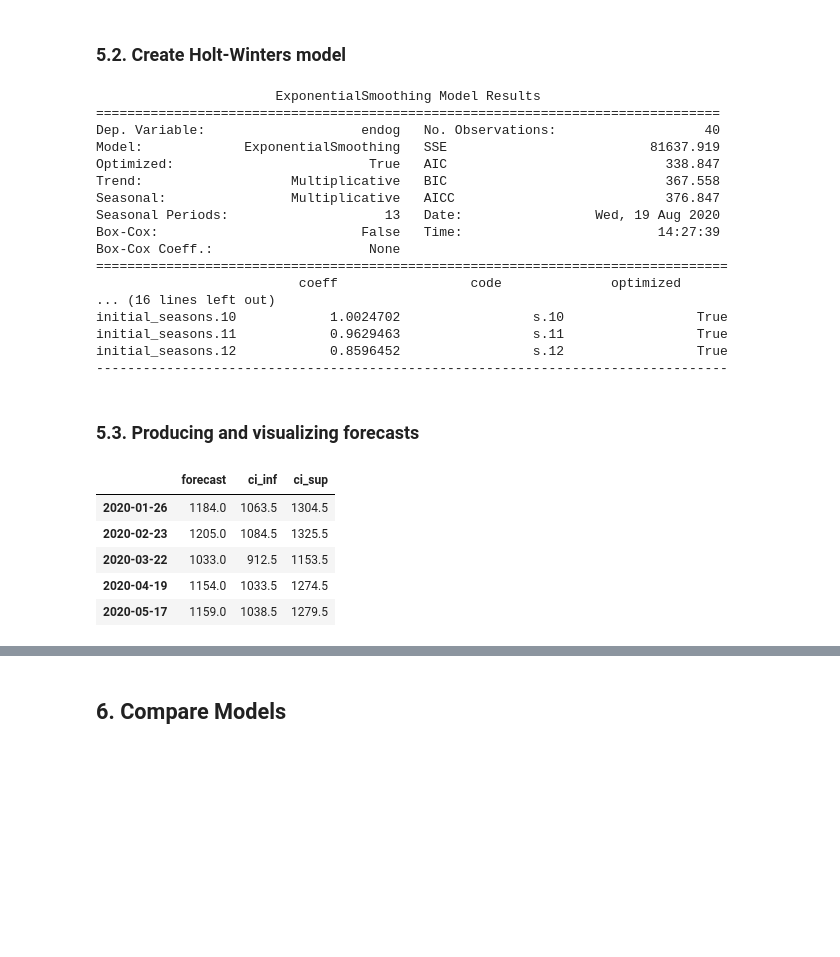
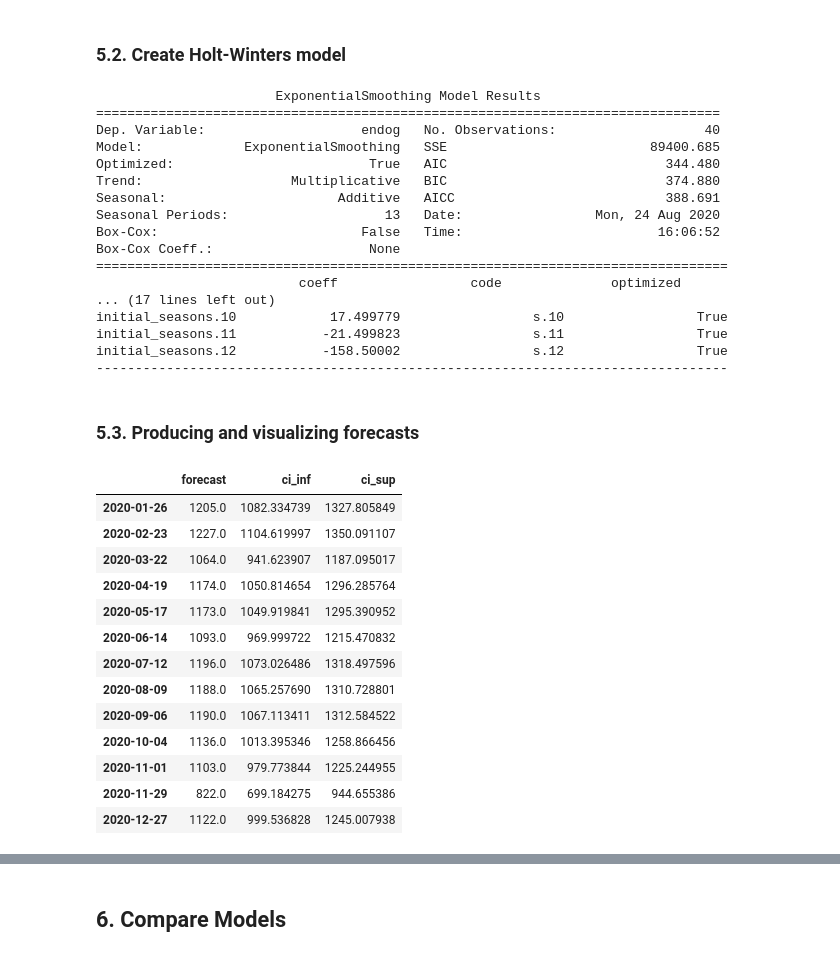
Before and after one commit to ansegura7/covid19-col-disease-impact, a Jupyter notebook: predictive-analytics/3-tuberculosis/code/tb_ts_analysis.ipynb, the cells around one changed output, grey strips where cells are left out. Cells and saved outputs as stored; diff of their text form; code cells hidden in the pictures; blank space fills up the shorter version.

```diff
--- a/predictive-analytics/3-tuberculosis/code/tb_ts_analysis.ipynb
+++ b/predictive-analytics/3-tuberculosis/code/tb_ts_analysis.ipynb
@@ -697,8 +697,13 @@ The MAPE of our forecasts is: 6.249 %
 ### 4.4. Producing and visualizing forecasts
 # %%
 # Get forecast n steps ahead in future (1 year)
-pred_uc = model.get_forecast(steps=n_forecast)
-y_forecasted = pd.Series(np.array([max(round(p),0) for p in pred_uc.predicted_mean]), pred_uc.predicted_mean.index)
+pred_bj = model.get_forecast(steps=n_forecast)
+y_forecasted = np.array([max(round(p),0) for p in pred_bj.predicted_mean])
 
 # Get confidence intervals of forecasts
-pred_ci = pred_uc.conf_int(alpha=1-ci_alpha)
+pred_df = pd.DataFrame(y_forecasted, columns=['forecast'])
+pred_df = pred_df.set_index(pred_bj.predicted_mean.index)
+pred_ci = pred_bj.conf_int(alpha=1-ci_alpha)
+pred_df['ci_inf'] = pred_ci.iloc[:, 0]
+pred_df['ci_sup'] = pred_ci.iloc[:, 1]
+pred_df
@@ -917,49 +920,57 @@ if run_fit:
 # %%
 # Fitting a Holt-Winters Time Series model
 history = series_data.values
-model = ExponentialSmoothing(history, trend='mul', damped=False, seasonal='mul', seasonal_periods=13)
-model = model.fit(optimized=True, use_boxcox=False, remove_bias=True)
+model = ExponentialSmoothing(history, trend='mul', damped=True, seasonal='add', seasonal_periods=13)
+model = model.fit(optimized=True, use_boxcox=False, remove_bias=False)
 # %%
 print(model.summary())
 # %% [output]
                        ExponentialSmoothing Model Results
 ================================================================================
 Dep. Variable:                    endog   No. Observations:                   40
-Model:             ExponentialSmoothing   SSE                          81637.919
-Optimized:                         True   AIC                            338.847
-Trend:                   Multiplicative   BIC                            367.558
-Seasonal:                Multiplicative   AICC                           376.847
-Seasonal Periods:                    13   Date:                 Wed, 19 Aug 2020
-Box-Cox:                          False   Time:                         14:27:39
+Model:             ExponentialSmoothing   SSE                          89400.685
+Optimized:                         True   AIC                            344.480
+Trend:                   Multiplicative   BIC                            374.880
+Seasonal:                      Additive   AICC                           388.691
+Seasonal Periods:                    13   Date:                 Mon, 24 Aug 2020
+Box-Cox:                          False   Time:                         16:06:52
 Box-Cox Coeff.:                    None
 =================================================================================
                           coeff                 code              optimized
-... (16 lines left out)
-initial_seasons.10            1.0024702                 s.10                 True
-initial_seasons.11            0.9629463                 s.11                 True
-initial_seasons.12            0.8596452                 s.12                 True
+... (17 lines left out)
+initial_seasons.10            17.499779                 s.10                 True
+initial_seasons.11           -21.499823                 s.11                 True
+initial_seasons.12           -158.50002                 s.12                 True
 ---------------------------------------------------------------------------------
 # %% [markdown]
 ### 5.3. Producing and visualizing forecasts
 # %%
 # Get forecast n steps ahead in future (1 year)
 pred_hw = model.forecast(steps=n_forecast)
-pred_hw = np.array([round(p) for p in pred_hw])
+y_forecasted = np.array([max(round(p),0) for p in pred_hw])
 
 # Get confidence intervals of forecasts
-pred_df = pd.DataFrame(pred_hw, columns=['forecast'])
-pred_df = pred_df.set_index(pred_uc.predicted_mean.index)
+pred_df = pd.DataFrame(y_forecasted, columns=['forecast'])
+pred_df = pred_df.set_index(pred_bj.predicted_mean.index)
 ci_beta = max(pred_hw) - max(pred_hw) * ci_alpha
 pred_df['ci_inf'] = pred_hw - ci_beta
 pred_df['ci_sup'] = pred_hw + ci_beta
-pred_df.head()
+pred_df
 # %% [output]
 |  | forecast | ci_inf | ci_sup |
-| 2020-01-26 | 1184.0 | 1063.5 | 1304.5 |
-| 2020-02-23 | 1205.0 | 1084.5 | 1325.5 |
-| 2020-03-22 | 1033.0 | 912.5 | 1153.5 |
-| 2020-04-19 | 1154.0 | 1033.5 | 1274.5 |
-| 2020-05-17 | 1159.0 | 1038.5 | 1279.5 |
+| 2020-01-26 | 1205.0 | 1082.334739 | 1327.805849 |
+| 2020-02-23 | 1227.0 | 1104.619997 | 1350.091107 |
+| 2020-03-22 | 1064.0 | 941.623907 | 1187.095017 |
+| 2020-04-19 | 1174.0 | 1050.814654 | 1296.285764 |
+| 2020-05-17 | 1173.0 | 1049.919841 | 1295.390952 |
+| 2020-06-14 | 1093.0 | 969.999722 | 1215.470832 |
+| 2020-07-12 | 1196.0 | 1073.026486 | 1318.497596 |
+| 2020-08-09 | 1188.0 | 1065.257690 | 1310.728801 |
+| 2020-09-06 | 1190.0 | 1067.113411 | 1312.584522 |
+| 2020-10-04 | 1136.0 | 1013.395346 | 1258.866456 |
+| 2020-11-01 | 1103.0 | 979.773844 | 1225.244955 |
+| 2020-11-29 | 822.0 | 699.184275 | 944.655386 |
+| 2020-12-27 | 1122.0 | 999.536828 | 1245.007938 |
 # %%
 # Plot results
 plt.figure(figsize=(18, 7), dpi=200)
```
Also changed, not shown: parts of 37 cells of this notebook, 1 other file.
